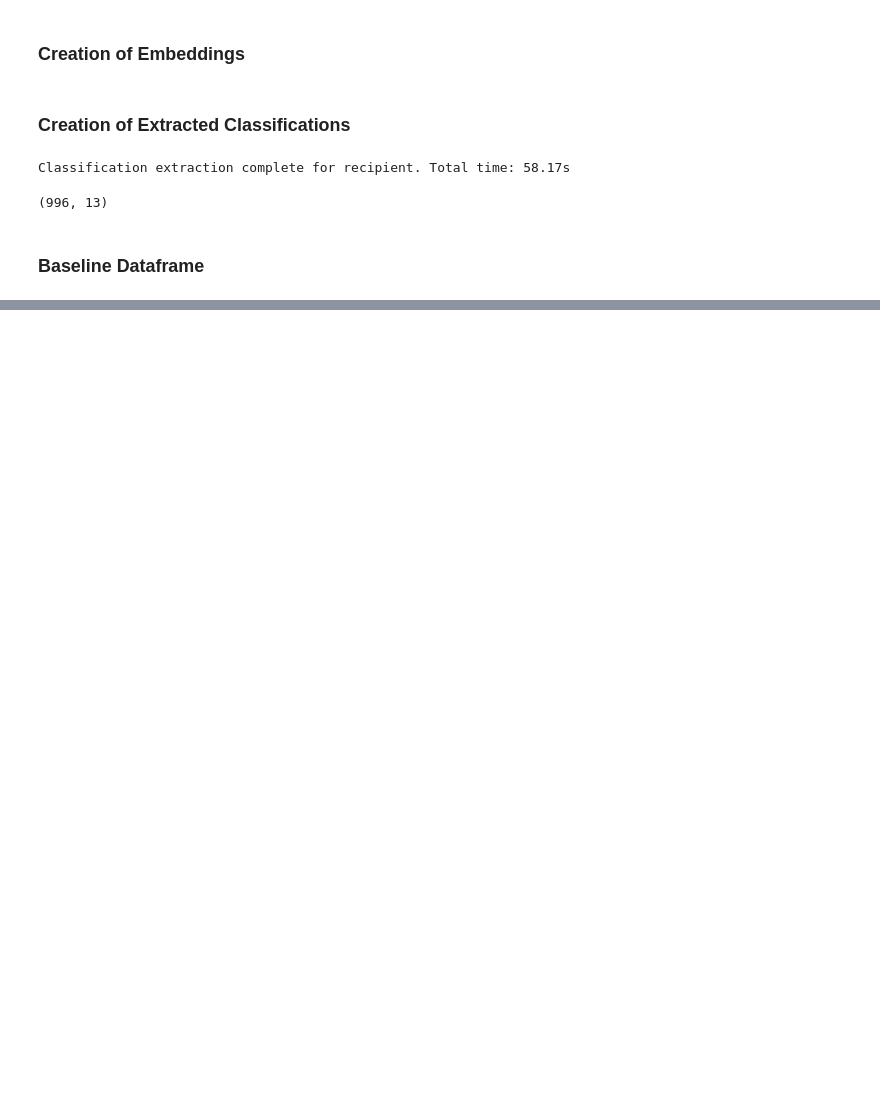
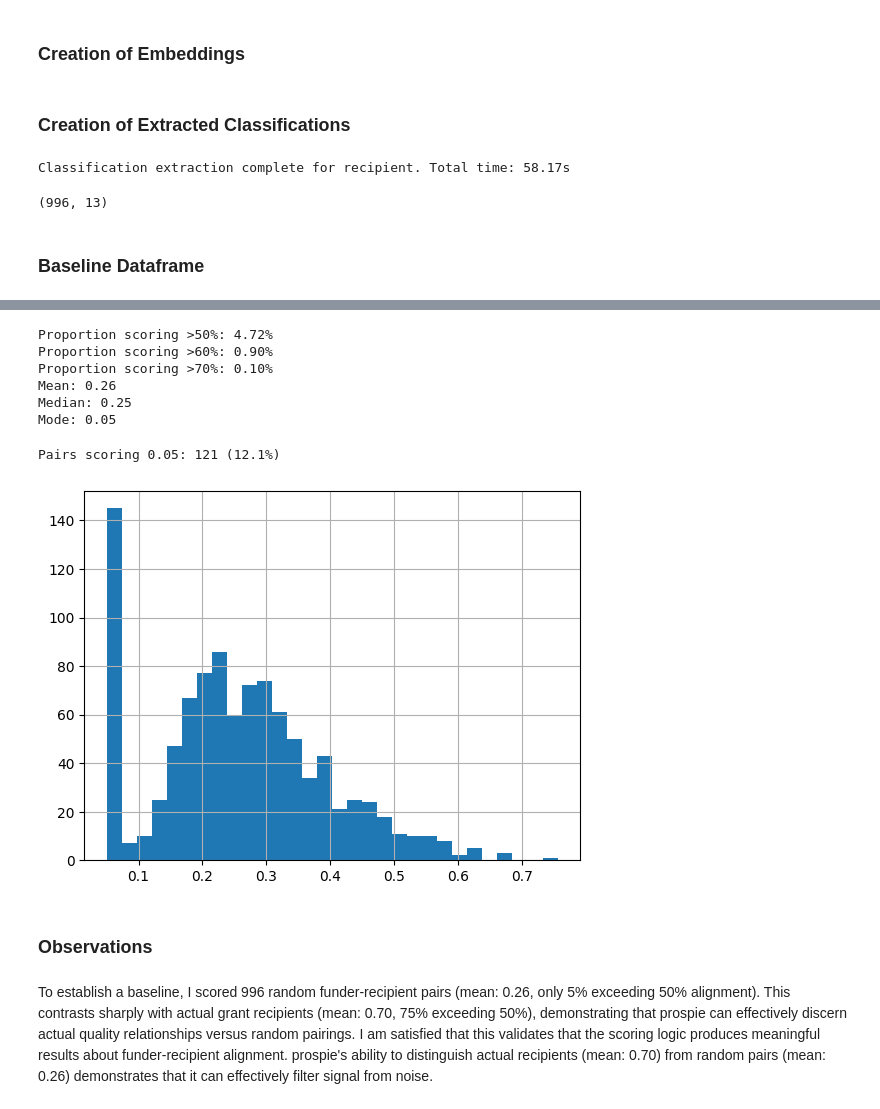
Before and after one commit to lico27/prospie-prototype, a Jupyter notebook: 13_evaluation/evaluation_notebook.ipynb, the cells around one changed output, grey strips where cells are left out. Saved outputs shown, nothing was run; the diff lists cells and outputs as text; code cells hidden in the pictures; blank space fills up the shorter version.

Commit message:
run baseline test

```diff
--- a/13_evaluation/evaluation_notebook.ipynb
+++ b/13_evaluation/evaluation_notebook.ipynb
@@ -716,0 +722,4 @@ for idx, row in random_validation_df.iterrows():
+# %%
+#get df of results and view stats
+results_3_df = pd.DataFrame(results_3)
+print(f"{results_3_df['prospie_score'].describe().round(2)}")
@@ -716,0 +736,31 @@ for idx, row in random_validation_df.iterrows():
+# %%
+#view proportion of scores above thresholds
+print(f"Proportion scoring >50%: {(results_3_df['prospie_score'] > 0.5).mean():.2%}")
+print(f"Proportion scoring >60%: {(results_3_df['prospie_score'] > 0.6).mean():.2%}")
+print(f"Proportion scoring >70%: {(results_3_df['prospie_score'] > 0.7).mean():.2%}")
+
+#view overall averages
+print(f"Mean: {results_3_df['prospie_score'].mean():.2f}")
+print(f"Median: {results_3_df['prospie_score'].median():.2f}")
+print(f"Mode: {results_3_df['prospie_score'].mode()[0]:.2f}")
+# %% [output]
+Proportion scoring >50%: 4.72%
+Proportion scoring >60%: 0.90%
+Proportion scoring >70%: 0.10%
+Mean: 0.26
+Median: 0.25
+Mode: 0.05
+# %%
+#consider miniimum scorers
+num_5 = (results_3_df["prospie_score"] == 0.05).sum()
+pct_5 = (results_3_df["prospie_score"] == 0.05).mean()
+print(f"Pairs scoring 0.05: {num_5:,} ({pct_5:.1%})")
+
+results_3_df["prospie_score"].hist(bins=30);
+# %% [output]
+Pairs scoring 0.05: 121 (12.1%)
+[figure, added]
+# %% [markdown]
+### Observations
+# %% [markdown]
+To establish a baseline, I scored 996 random funder-recipient pairs (mean: 0.26, only 5% exceeding 50% alignment). This contrasts sharply with actual grant recipients (mean: 0.70, 75% exceeding 50%), demonstrating that prospie can effectively discern actual quality relationships versus random pairings. I am satisfied that this validates that the scoring logic produces meaningful results about funder-recipient alignment. prospie's ability to distinguish actual recipients (mean: 0.70) from random pairs (mean: 0.26) demonstrates that it can effectively filter signal from noise.
```
Also changed, not shown: parts of 2 cells of this notebook.
